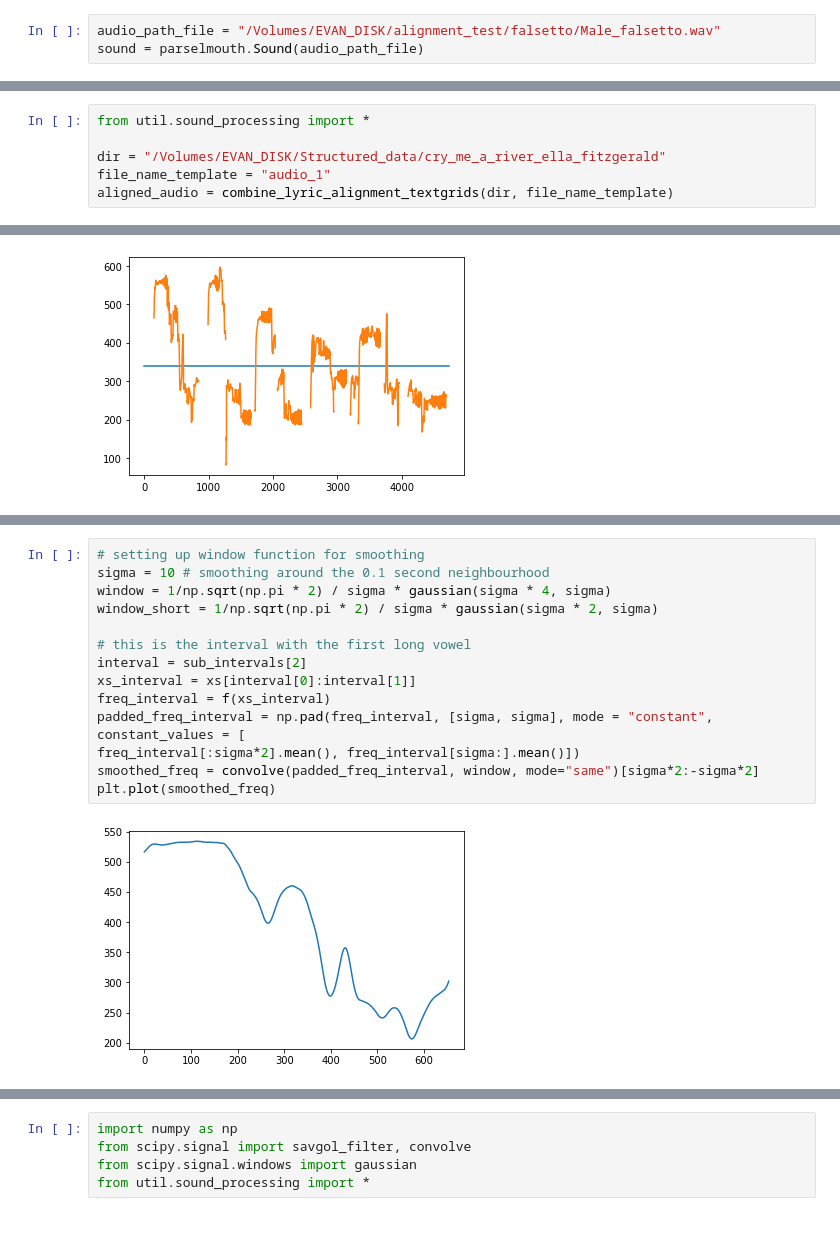
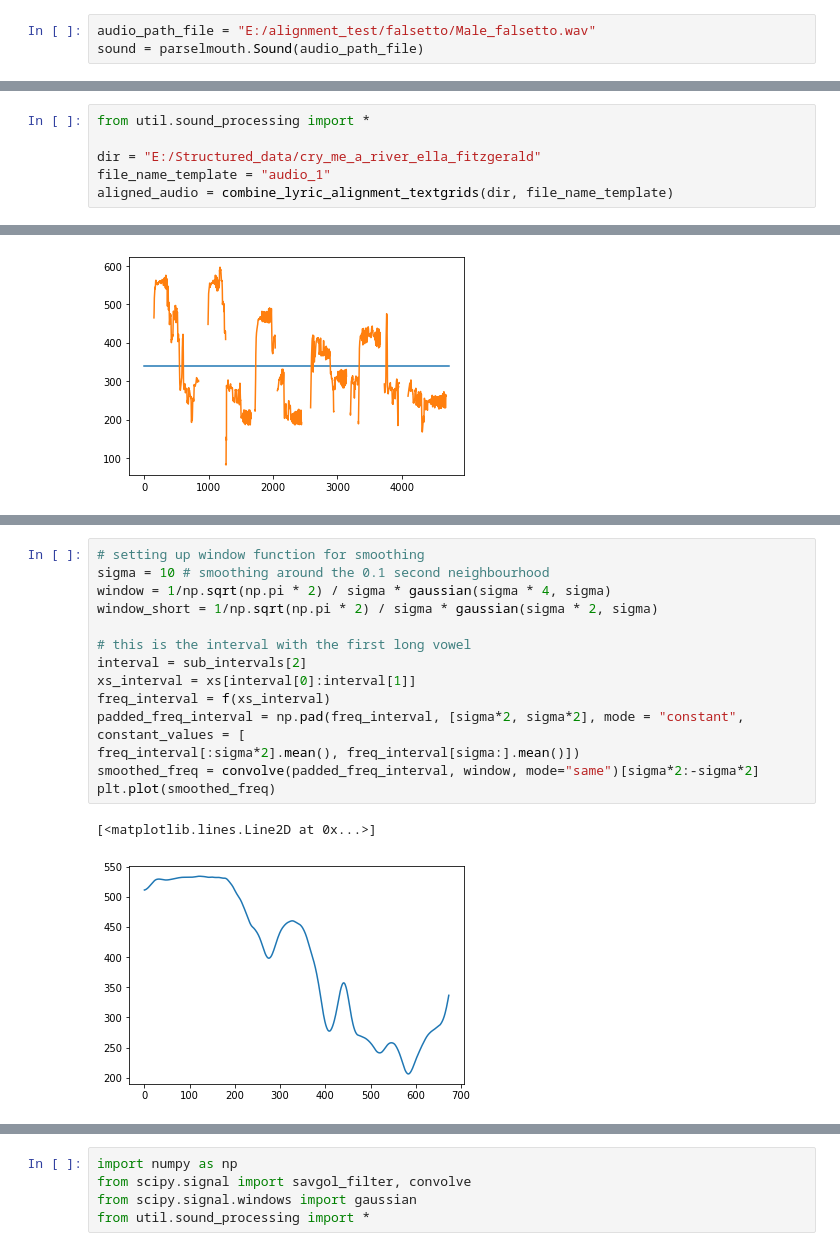
Before and after one commit to EvanSamaa/jali_sing, a Jupyter notebook: Singing Analysis.ipynb, the cells around one changed output, grey strips where cells are left out. Drawn from its saved outputs; the diff is of its cells as text.

```diff
--- a/Singing Analysis.ipynb
+++ b/Singing Analysis.ipynb
@@ -355,7 +355,7 @@ print(Music_note.note2freq("C6"))
 # %% [markdown]
 ### Using SubHarmonic to Harmonic Ratio to determine Falsetto
 # %%
-audio_path_file = "/Volumes/EVAN_DISK/alignment_test/falsetto/Male_falsetto.wav"
+audio_path_file = "E:/alignment_test/falsetto/Male_falsetto.wav"
 sound = parselmouth.Sound(audio_path_file)
 # %%
 dt = 0.01
@@ -398,7 +398,7 @@ plt.plot(smoothed_H2_H1)
 # %%
 from util.sound_processing import *
 
-dir = "/Volumes/EVAN_DISK/Structured_data/cry_me_a_river_ella_fitzgerald"
+dir = "E:/Structured_data/cry_me_a_river_ella_fitzgerald"
 file_name_template = "audio_1"
 aligned_audio = combine_lyric_alignment_textgrids(dir, file_name_template)
 # %%
@@ -551,16 +549,17 @@ for i in range(0, len(sub_intervals)):
 # %%
 # setting up window function for smoothing
 sigma = 10 # smoothing around the 0.1 second neighbourhood
 window = 1/np.sqrt(np.pi * 2) / sigma * gaussian(sigma * 4, sigma)
 window_short = 1/np.sqrt(np.pi * 2) / sigma * gaussian(sigma * 2, sigma)
 
 # this is the interval with the first long vowel
 interval = sub_intervals[2]
 xs_interval = xs[interval[0]:interval[1]]
 freq_interval = f(xs_interval)
-padded_freq_interval = np.pad(freq_interval, [sigma, sigma], mode = "constant", constant_values = [
+padded_freq_interval = np.pad(freq_interval, [sigma*2, sigma*2], mode = "constant", constant_values = [
 freq_interval[:sigma*2].mean(), freq_interval[sigma:].mean()])
 smoothed_freq = convolve(padded_freq_interval, window, mode="same")[sigma*2:-sigma*2]
 plt.plot(smoothed_freq)
 # %% [output]
+[<matplotlib.lines.Line2D at 0x...>]
-[figure, old version]
+[figure, new version]
```
Also changed, not shown: parts of 20 cells of this notebook, 2 other files.
